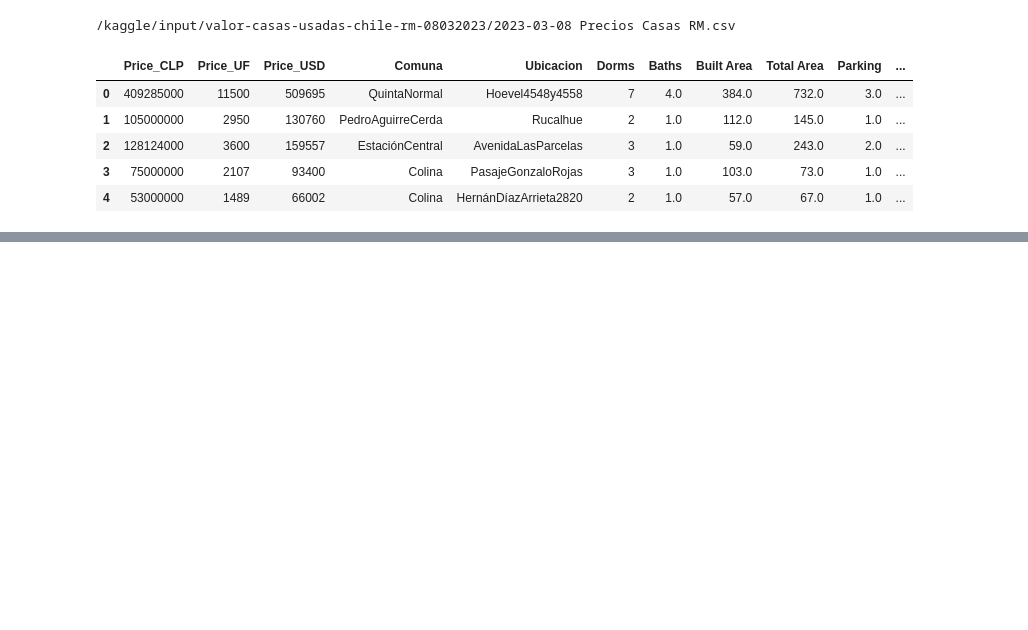
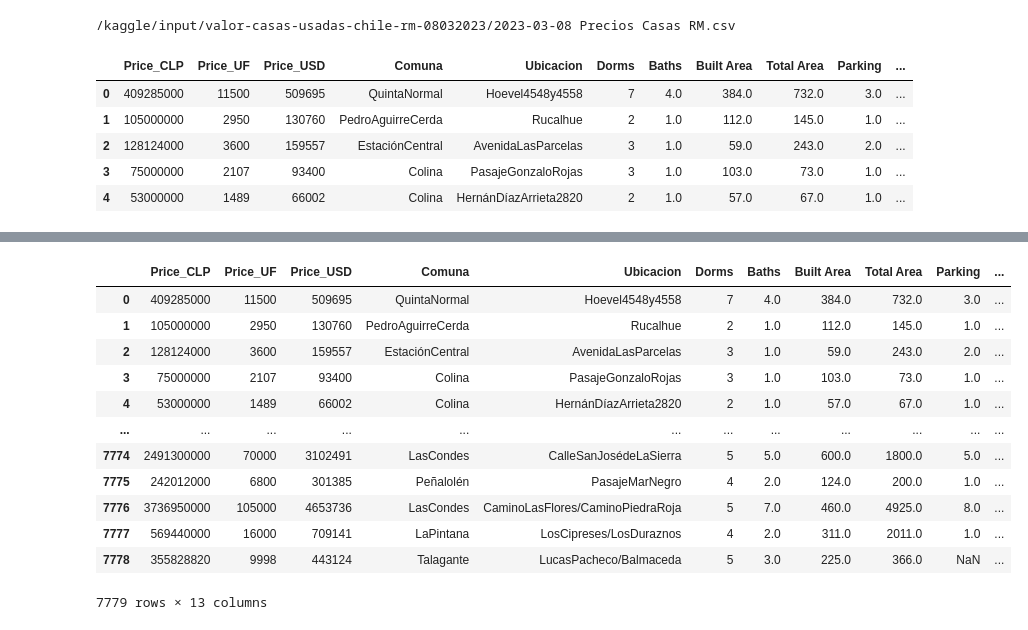
Before and after one commit to borisipe/inferencia-housepricing, a Jupyter notebook: inferenciayprocesosest-inferenciacasasusadas.ipynb, the cells around one changed output, grey strips where cells are left out. Saved outputs shown, nothing was run; the diff lists cells and outputs as text; code cells hidden in the pictures; blank space fills up the shorter version.

```diff
--- a/inferenciayprocesosest-inferenciacasasusadas.ipynb
+++ b/inferenciayprocesosest-inferenciacasasusadas.ipynb
@@ -116,5 +180,4 @@ df.head()
 # %%
-#definiendo la variable predictiva
-y = df['Price_UF']
-X = df.drop('Price_UF', axis=1)
+#definiendo la variable predictora
+X, y = df.drop('Price_UF', axis=1), df['Price_UF']
 # %%
@@ -134,0 +188,6 @@ Forma de y_test: (1556,)
+# %%
+#Utilizaremos un modelo de regresión lineal
+lr_multiple = linear_model.LinearRegression()
+# %%
+#entrenamiento del modelo
+lr_multiple.fit(X_train, y_train)
@@ -134,0 +236,5 @@ Forma de y_test: (1556,)
+# %%
+#realizacion de una prediccionX
+Y_pred_multiple = lr_multiple.predict(X)
+Y_pred_multiple= pd.DataFrame(Y_pred_multiple)
+Y_pred_multiple
@@ -134,0 +255,18 @@ Forma de y_test: (1556,)
+# %%
+# Concatenando a df original
+df2 = pd.concat([df2, Y_pred_multiple], axis=1)
+display(df2)
+# %% [output]
+|  | Price_CLP | Price_UF | Price_USD | Comuna | Ubicacion | Dorms | Baths | Built Area | Total Area | Parking | ... |
+| 0 | 409285000 | 11500 | 509695 | QuintaNormal | Hoevel4548y4558 | 7 | 4.0 | 384.0 | 732.0 | 3.0 | ... |
+| 1 | 105000000 | 2950 | 130760 | PedroAguirreCerda | Rucalhue | 2 | 1.0 | 112.0 | 145.0 | 1.0 | ... |
+| 2 | 128124000 | 3600 | 159557 | EstaciónCentral | AvenidaLasParcelas | 3 | 1.0 | 59.0 | 243.0 | 2.0 | ... |
+| 3 | 75000000 | 2107 | 93400 | Colina | PasajeGonzaloRojas | 3 | 1.0 | 103.0 | 73.0 | 1.0 | ... |
+| 4 | 53000000 | 1489 | 66002 | Colina | HernánDíazArrieta2820 | 2 | 1.0 | 57.0 | 67.0 | 1.0 | ... |
+| ... | ... | ... | ... | ... | ... | ... | ... | ... | ... | ... | ... |
+| 7774 | 2491300000 | 70000 | 3102491 | LasCondes | CalleSanJosédeLaSierra | 5 | 5.0 | 600.0 | 1800.0 | 5.0 | ... |
+| 7775 | 242012000 | 6800 | 301385 | Peñalolén | PasajeMarNegro | 4 | 2.0 | 124.0 | 200.0 | 1.0 | ... |
+| 7776 | 3736950000 | 105000 | 4653736 | LasCondes | CaminoLasFlores/CaminoPiedraRoja | 5 | 7.0 | 460.0 | 4925.0 | 8.0 | ... |
+| 7777 | 569440000 | 16000 | 709141 | LaPintana | LosCipreses/LosDuraznos | 4 | 2.0 | 311.0 | 2011.0 | 1.0 | ... |
+| 7778 | 355828820 | 9998 | 443124 | Talagante | LucasPacheco/Balmaceda | 5 | 3.0 | 225.0 | 366.0 | NaN | ... |
+7779 rows × 13 columns
```
Also changed, not shown: parts of 26 cells of this notebook.
